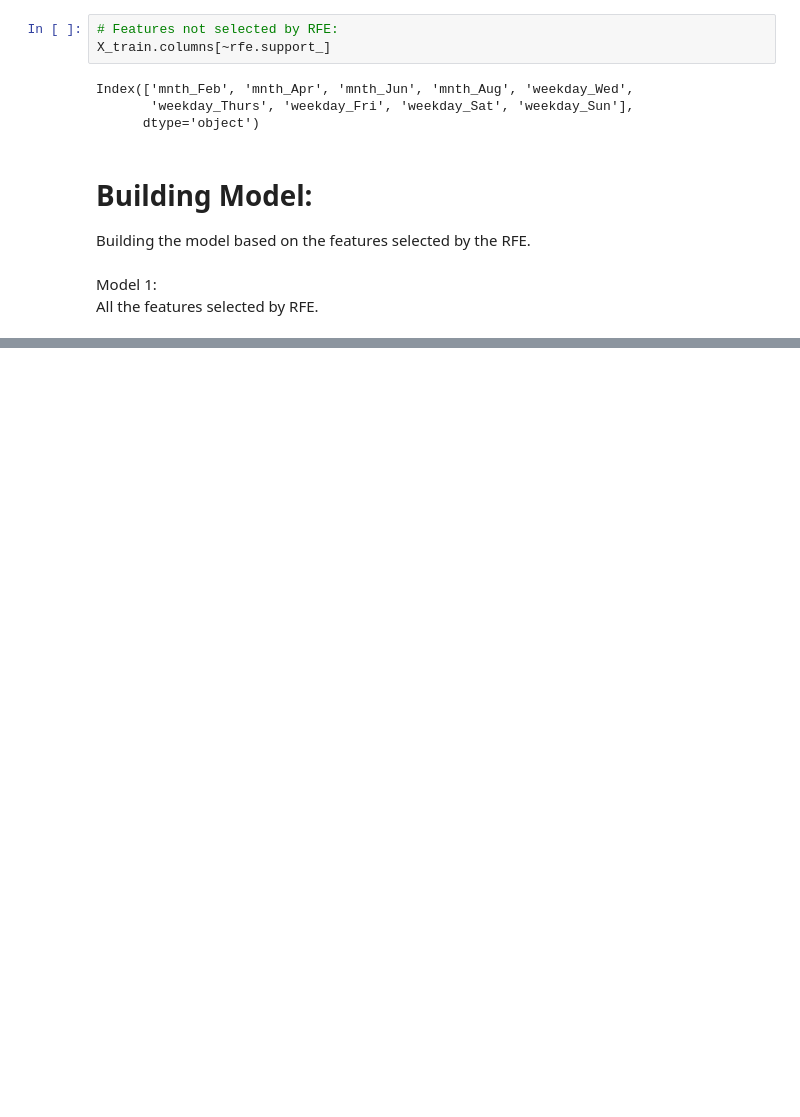
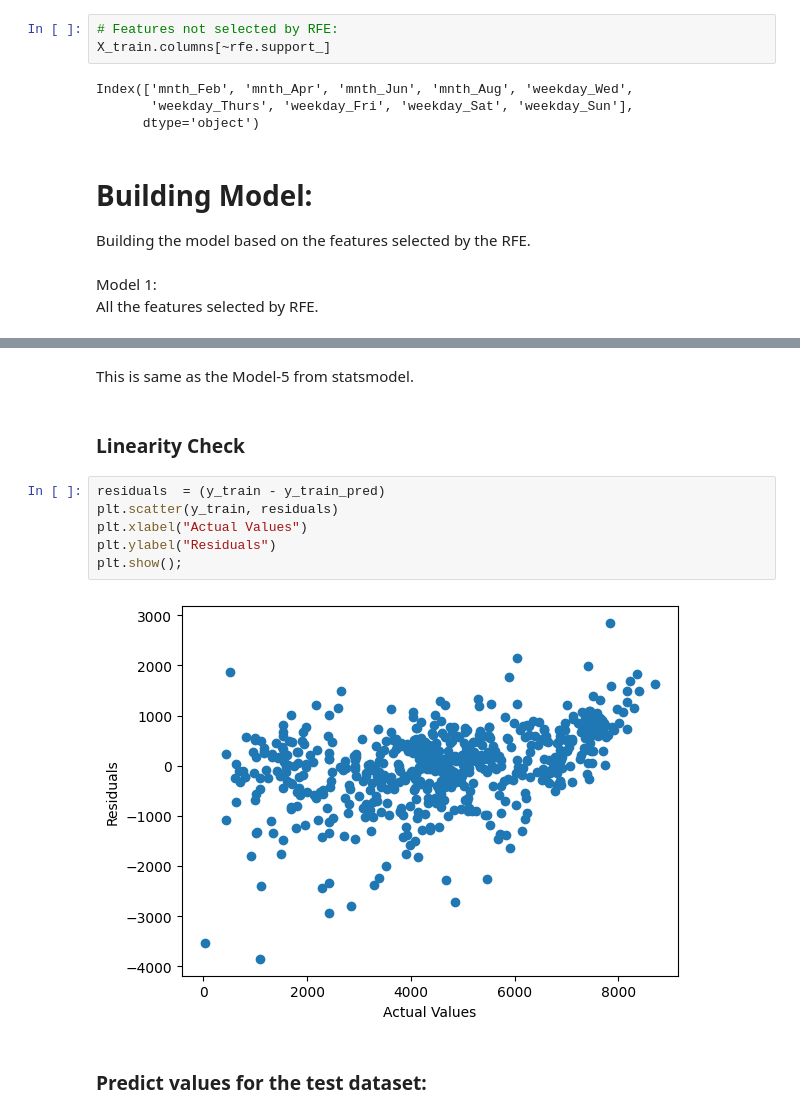
Before and after one commit to jaegarbomb/BikeSharing, a Jupyter notebook: Bike_Sharing_Analysis.ipynb, the cells around one changed output, grey strips where cells are left out. Cells and saved outputs as stored; diff of their text form; blank space fills up the shorter version.

```diff
--- a/Bike_Sharing_Analysis.ipynb
+++ b/Bike_Sharing_Analysis.ipynb
@@ -459,0 +632,14 @@ Covariance Type:            nonrobust
+# %% [markdown]
+This is same as the Model-5 from statsmodel.
+# %% [markdown]
+### Linearity Check
+# %%
+residuals  = (y_train - y_train_pred)
+plt.scatter(y_train, residuals)
+plt.xlabel("Actual Values")
+plt.ylabel("Residuals")
+plt.show();
+# %% [output]
+[figure, added]
+# %% [markdown]
+### Predict values for the test dataset:
```
Also changed, not shown: parts of 29 cells of this notebook.
